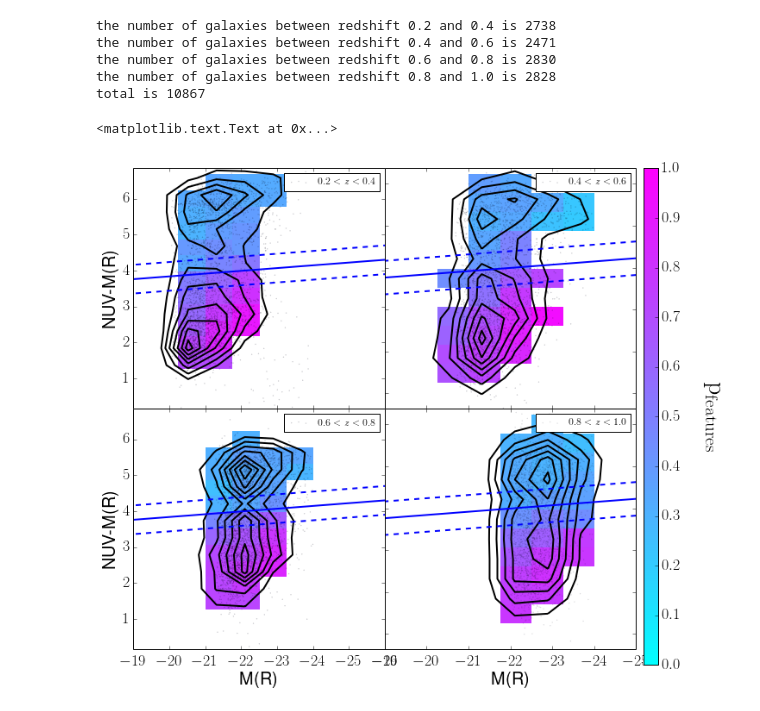
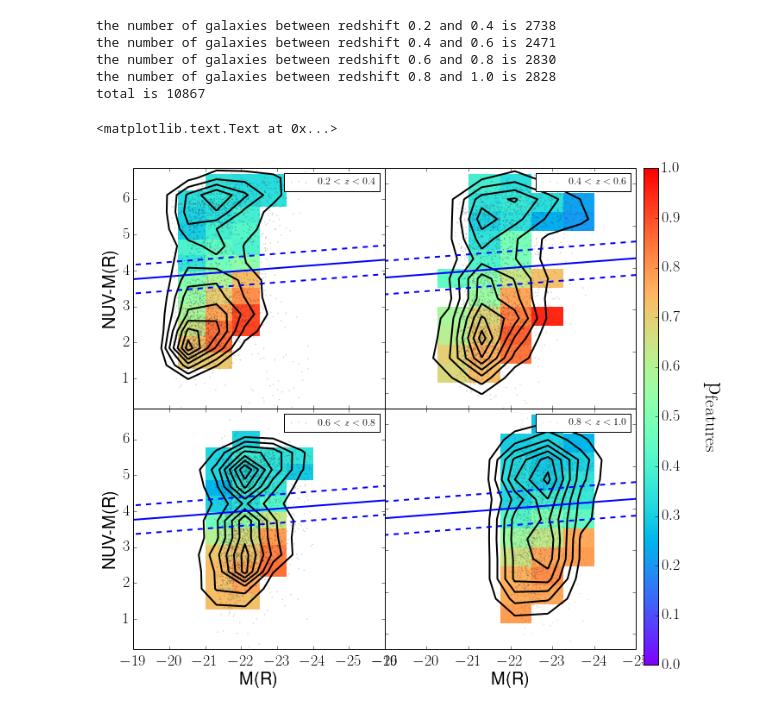
Before and after one commit to Mel23/GZ_Hubble_Science, a Jupyter notebook: Red_Disk_Fraction/red_disks.ipynb, the cells around one changed output. Drawn from its saved outputs; the diff is of its cells as text; code cells hidden in the pictures.

```diff
--- a/Red_Disk_Fraction/red_disks.ipynb
+++ b/Red_Disk_Fraction/red_disks.ipynb
@@ -253,7 +250,7 @@ f=plt.figure(figsize=(12,10))
 gs=gridspec.GridSpec(2,2)
 gs.update(wspace=0,hspace=0)
 
-cmap=cm.cool
+cmap=cm.rainbow
 alpha=.3
 
 gsx=[0,0,1,1]
@@ -298,34 +295,34 @@ plt.plot(x,2.7-.077*x,lw=2,ls='dashed',c='b')
 plt.ylim(-1,8)
 plt.xlim(-26,-19)
 plt.gca().invert_xaxis()
 plt.ylabel('NUV-M(R)',fontsize=20)
 plt.xlabel('M(R)',fontsize=20)
 plt.legend()
 
 ax3=plt.subplot(gs[1,1],sharex=ax1)
 plt.scatter(data[data_list[3]]['MR'],data[data_list[3]]['MNUV']-data[data_list[3]]['MR'],s=.1,alpha=.2,label='$0.8<z<1.0$')
 plt.contour(colorhist3.T,extent=extent,colors='k',linewidths=2)
 im3=ax3.imshow(this_hist3,origin='lower',extent=extent,interpolation='nearest',cmap=cmap,vmin=0,vmax=1)
 plt.tick_params(labelleft='off')
 
 
 plt.plot(x,2.3-.077*x,lw=2)
 plt.plot(x,1.9-.077*x,lw=2,ls='dashed',c='b')
 plt.plot(x,2.7-.077*x,lw=2,ls='dashed',c='b')
 plt.ylim(-1,8)
 plt.xlim(-25,-19)
 plt.gca().invert_xaxis()
 plt.legend()
 plt.xlabel('M(R)',fontsize=20)
 
 
 f.subplots_adjust(wspace=0, hspace=0,right=.8)
 cbar_ax = f.add_axes([0.81, 0.1, 0.02, 0.8])
 f.colorbar(im0, cax=cbar_ax)
 f.text(0.9, 0.5, r'$\mathrm{p_{features}}$', ha='center', va='center', rotation=270,fontsize=30)
 # %% [output]
 <matplotlib.text.Text at 0x...>
-[figure, old version]
+[figure, new version]
 # %%
 red_sequence = (data['Z']>=0.2) & (data['Z']<=1) & red_cut & mag_cut & (data['MNUV']-data['MR']>(2.7-.077*data['MR']))
 blue_cloud = (data['Z']>=0.2) & (data['Z']<=1) & red_cut & mag_cut & (data['MNUV']-data['MR']<(1.9-.077*data['MR']))
```
Also changed, not shown: parts of 17 cells of this notebook.
